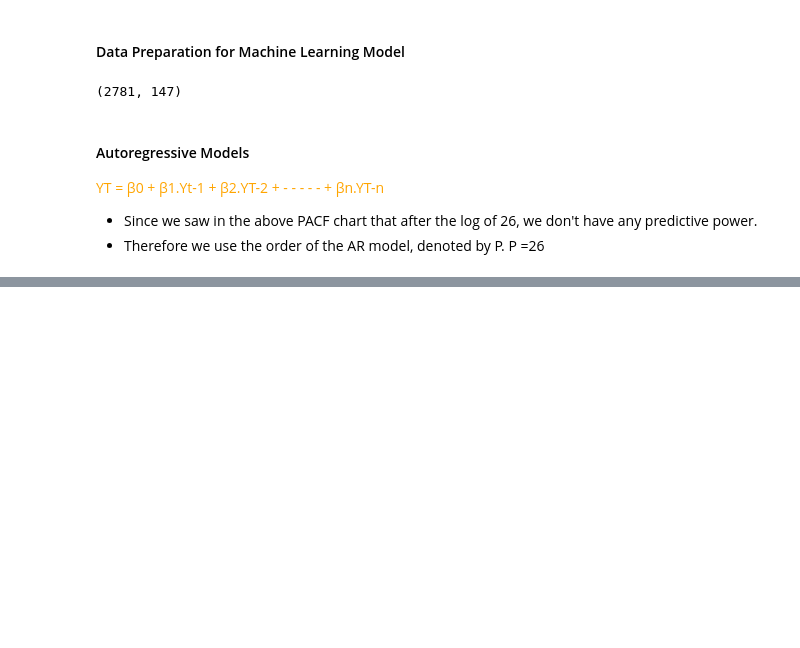
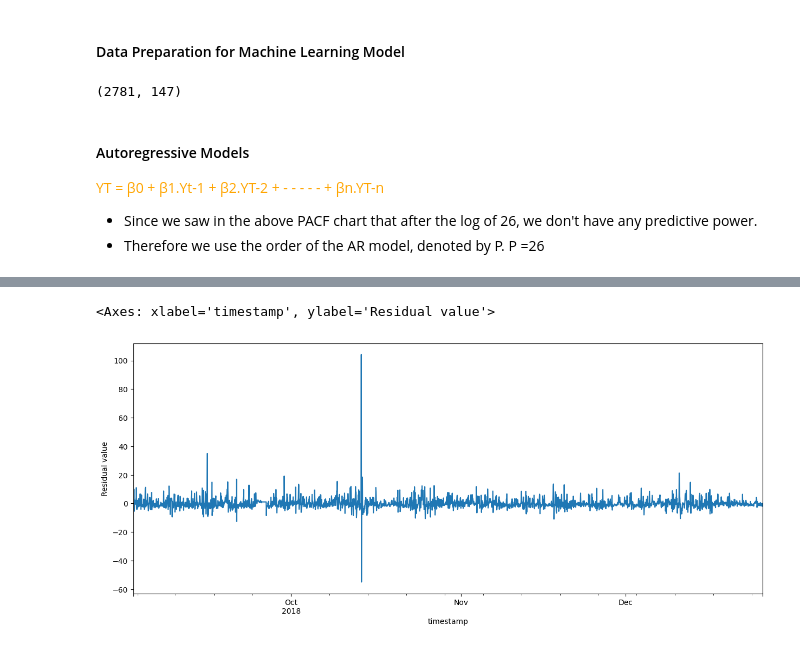
Before and after one commit to tech-ml-quant-luv/Applied_data_science_lab_worldquant, a Jupyter notebook: Project 3 - Air Quality in Nairobi (time-series)/033-autoregressive-models.ipynb, the cells around one changed output, grey strips where cells are left out. Cells and saved outputs as stored; diff of their text form; code cells hidden in the pictures; blank space fills up the shorter version.

```diff
--- a/Project 3 - Air Quality in Nairobi (time-series)/033-autoregressive-models.ipynb
+++ b/Project 3 - Air Quality in Nairobi (time-series)/033-autoregressive-models.ipynb
@@ -27,6 +27,11 @@ db = client["air-quality"]
 nairobi = db["nairobi"]
 # %% [markdown]
 #### Data Wrangling
+# %%
+result = nairobi.find(
+    {"metadata.site": 29, "metadata.measurement": "P2"},
+    projection={"P2": 1, "timestamp": 1, "_id": 0},
+)
 # %%
 def wrangle():
     result = nairobi.find(
@@ -34,9 +39,8 @@ def wrangle():
         projection={"P2": 1, "timestamp": 1, "_id": 0},
     )
     df = pd.DataFrame(result).set_index("timestamp")
-    df.index = pd.to_datetime(df.index, errors="coerce", utc=True)
     #Localize Time Zone
-    df.index = df.index.tz_convert("Africa/Nairobi")
+    df.index = pd.to_datetime(df.index, format="mixed").tz_localize("UTC").tz_convert("Africa/Nairobi")
     #Remove Outliers
     df = df[df["P2"]<500]
     #Resample to 1H window, ffill missing values and convert it into a Pandas Series
@@ -132,0 +142,5 @@ Training MAE: 2.28063001426738
+# %%
+# y_train_resid = y_train - y_pred
+# or we can also use this
+y_train_resid = model.resid
+print(y_train_resid.tail())
@@ -132,0 +155,6 @@ Training MAE: 2.28063001426738
+# %%
+fig, ax = plt.subplots(figsize=(15,6))
+y_train_resid.plot(ax=ax, ylabel="Residual value")
+# %% [output]
+<Axes: xlabel='timestamp', ylabel='Residual value'>
+[figure, added]
```
Also changed, not shown: parts of 17 cells of this notebook, 5 other files.
